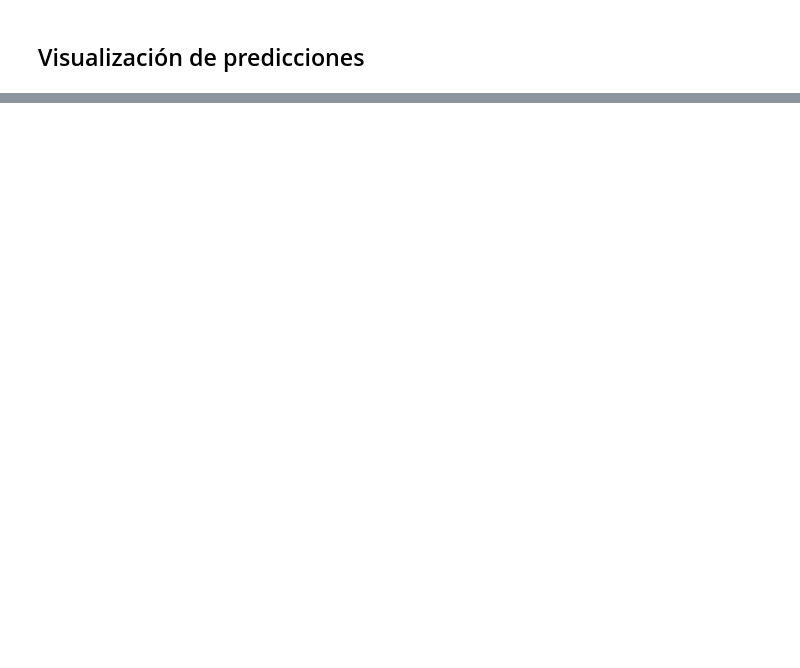
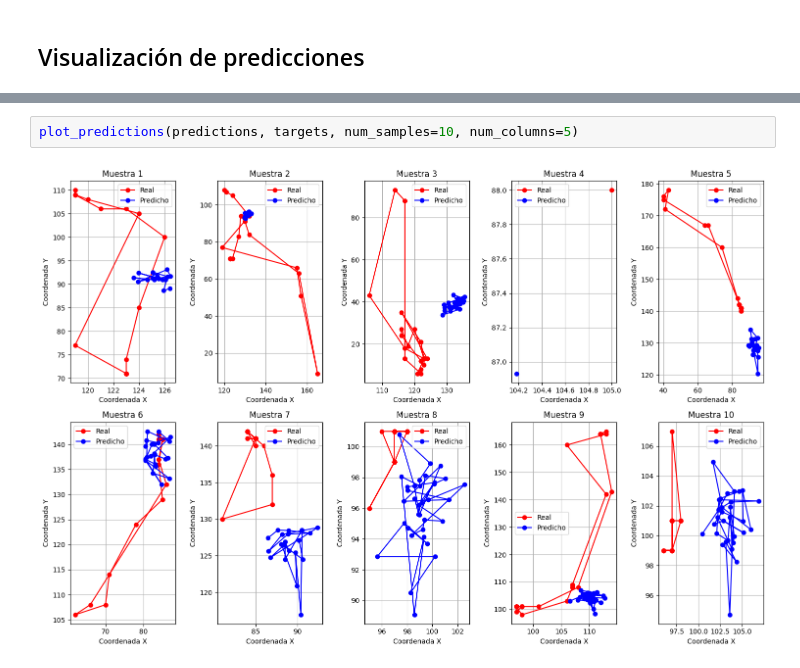
Before and after one commit to Usytwm/Human-Mobility-Prediction-Thesis, a Jupyter notebook: notebooks/LastWeekSimpleNN.ipynb, the cells around one changed output, grey strips where cells are left out. Cells and saved outputs as stored; diff of their text form; blank space fills up the shorter version.

```diff
--- a/notebooks/LastWeekSimpleNN.ipynb
+++ b/notebooks/LastWeekSimpleNN.ipynb
@@ -400,0 +572,4 @@ Error Mediano: 15.1055
+# %%
+plot_predictions(predictions, targets, num_samples=10, num_columns=5)
+# %% [output]
+[figure, added]
```
Also changed, not shown: parts of 20 cells of this notebook, 4 other files.
